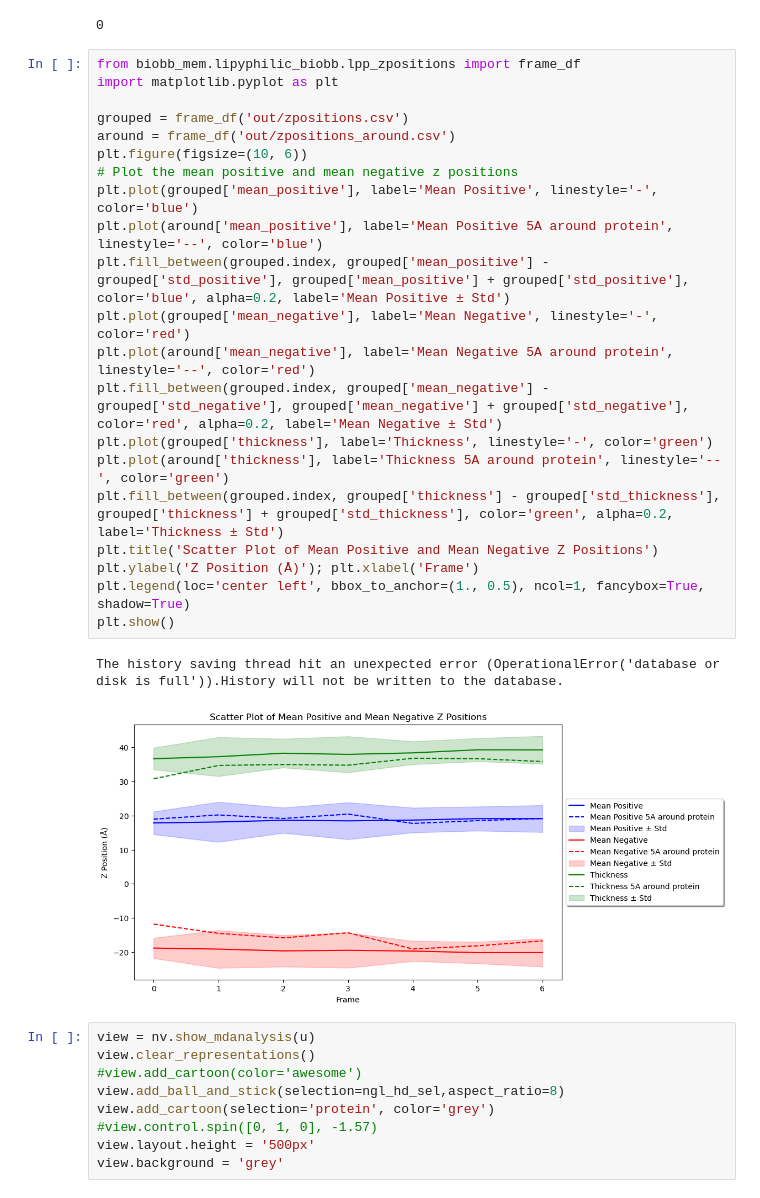
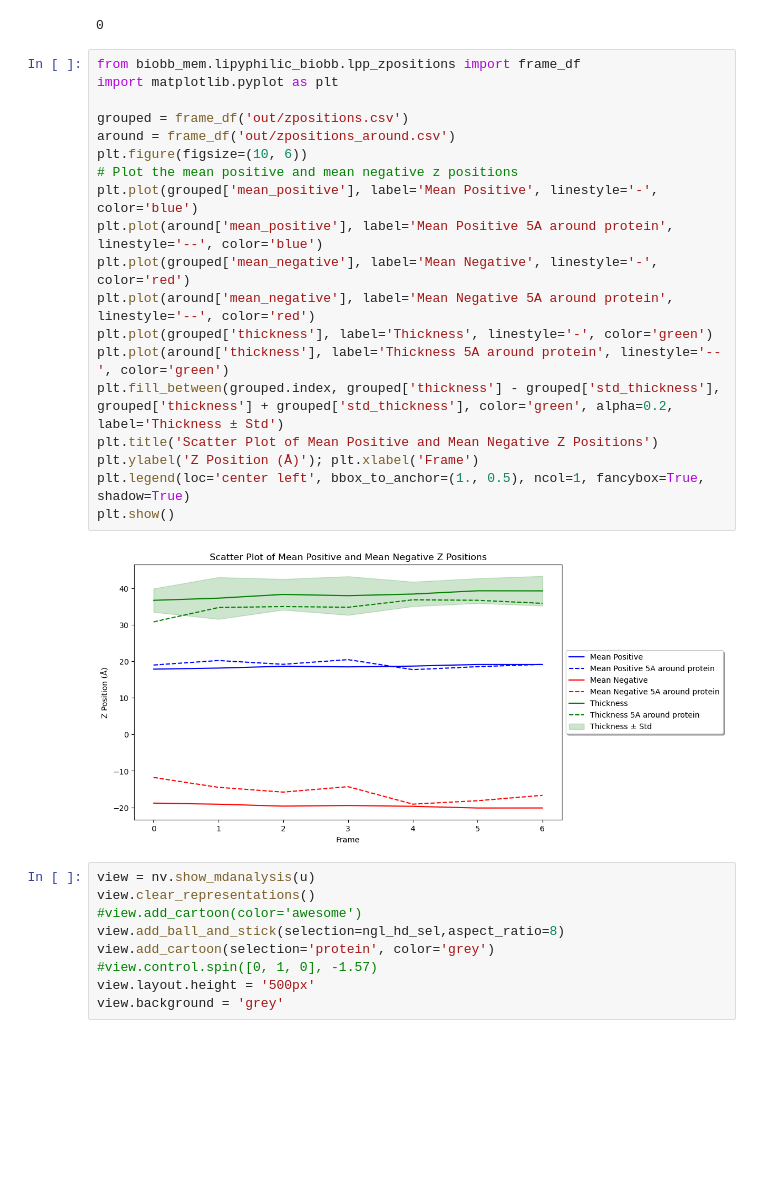
Before and after one commit to RubenChM/biobb_wf_mem, a Jupyter notebook: biobb_wf_mem/notebooks/biobb_wf_mem.ipynb, the cells around one changed output. Drawn from its saved outputs; the diff is of its cells as text; blank space fills up the shorter version.

```diff
--- a/biobb_wf_mem/notebooks/biobb_wf_mem.ipynb
+++ b/biobb_wf_mem/notebooks/biobb_wf_mem.ipynb
@@ -355,27 +372,24 @@ lpp_zpositions(input_top_path=input_top_path,
 # %%
 from biobb_mem.lipyphilic_biobb.lpp_zpositions import frame_df
 import matplotlib.pyplot as plt
 
 grouped = frame_df('out/zpositions.csv')
 around = frame_df('out/zpositions_around.csv')
 plt.figure(figsize=(10, 6))
 # Plot the mean positive and mean negative z positions
 plt.plot(grouped['mean_positive'], label='Mean Positive', linestyle='-', color='blue')
 plt.plot(around['mean_positive'], label='Mean Positive 5A around protein', linestyle='--', color='blue')
-plt.fill_between(grouped.index, grouped['mean_positive'] - grouped['std_positive'], grouped['mean_positive'] + grouped['std_positive'], color='blue', alpha=0.2, label='Mean Positive ± Std')
 plt.plot(grouped['mean_negative'], label='Mean Negative', linestyle='-', color='red')
 plt.plot(around['mean_negative'], label='Mean Negative 5A around protein', linestyle='--', color='red')
-plt.fill_between(grouped.index, grouped['mean_negative'] - grouped['std_negative'], grouped['mean_negative'] + grouped['std_negative'], color='red', alpha=0.2, label='Mean Negative ± Std')
 plt.plot(grouped['thickness'], label='Thickness', linestyle='-', color='green')
 plt.plot(around['thickness'], label='Thickness 5A around protein', linestyle='--', color='green')
 plt.fill_between(grouped.index, grouped['thickness'] - grouped['std_thickness'], grouped['thickness'] + grouped['std_thickness'], color='green', alpha=0.2, label='Thickness ± Std')
 plt.title('Scatter Plot of Mean Positive and Mean Negative Z Positions')
 plt.ylabel('Z Position (Å)'); plt.xlabel('Frame')
 plt.legend(loc='center left', bbox_to_anchor=(1., 0.5), ncol=1, fancybox=True, shadow=True)
 plt.show()
 # %% [output]
-The history saving thread hit an unexpected error (OperationalError('database or disk is full')).History will not be written to the database.
-[figure, old version]
+[figure, new version]
 # %%
 view = nv.show_mdanalysis(u)
 view.clear_representations()
```
Also changed, not shown: parts of 12 cells of this notebook, 1 other file.
